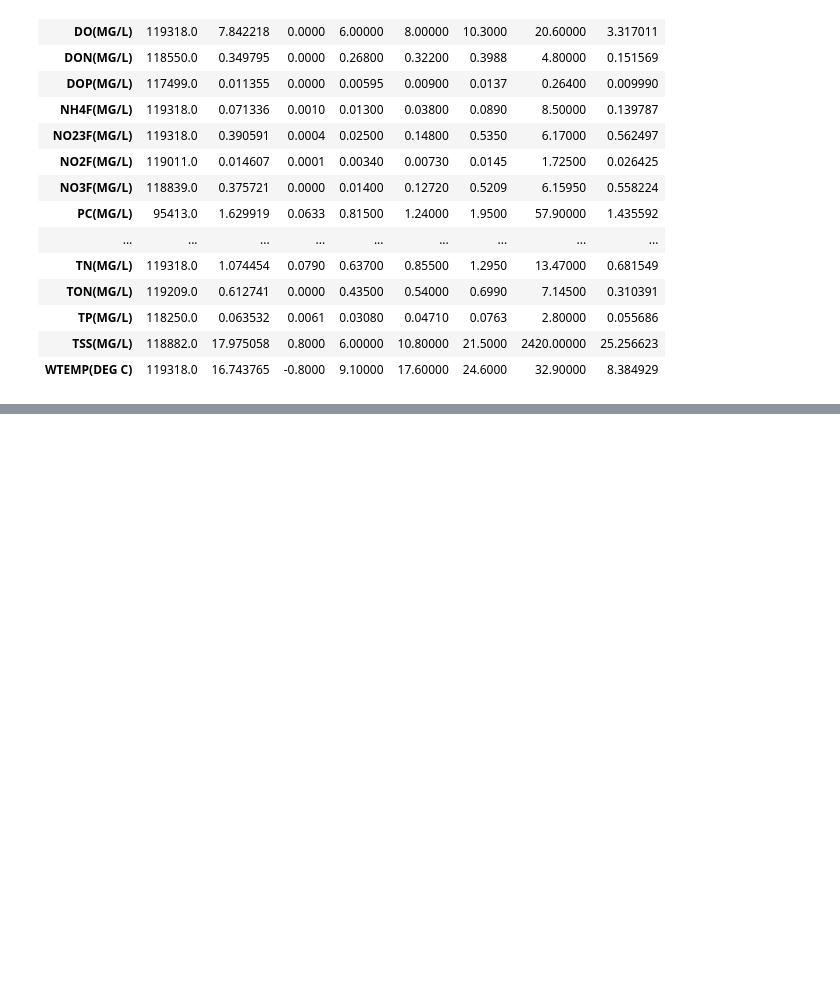
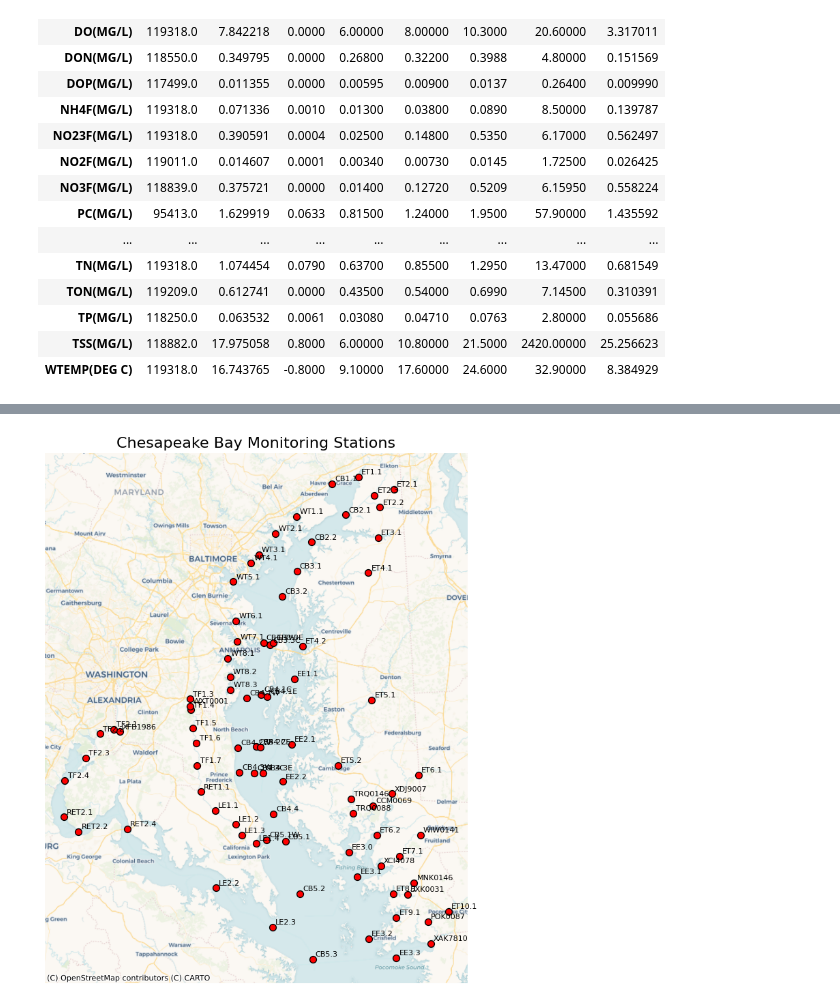
Before and after one commit to Quinn-Domanski/bay_exploration, a Jupyter notebook: bay_data_exploration.ipynb, the cells around one changed output, grey strips where cells are left out. Cells and saved outputs as stored; diff of their text form; code cells hidden in the pictures; blank space fills up the shorter version.

Commit message:
Working on monitoring site region classifications

```diff
--- a/bay_data_exploration.ipynb
+++ b/bay_data_exploration.ipynb
@@ -783,0 +785,4 @@ Next:
+# %%
+unique_stations = final_df.groupby(by = ['MonitoringStation'],dropna=True,as_index = False).first()
+station_cords = unique_stations[['MonitoringStation', 'Latitude', 'Longitude']]
+station_cords
@@ -783,0 +803,12 @@ Next:
+# %%
+gdf = gpd.GeoDataFrame(
+    station_cords,
+    geometry=gpd.points_from_xy(station_cords['Longitude'], station_cords['Latitude']),
+    crs='EPSG:4326'
+)
+# %%
+gdf = gdf.set_crs(epsg=4326, allow_override=True)
+gdf = gdf.to_crs(epsg=3857)
+# %%
+gdf.drop_duplicates(subset=None, keep='first',inplace=False)
+gdf
@@ -783,0 +829,11 @@ Next:
+# %%
+fig, ax = plt.subplots(figsize = (8,11))
+gdf.plot(ax=ax, color='red', edgecolor='black',markersize=50)
+cx.add_basemap(ax, source=cx.providers.CartoDB.Voyager)
+ax.set_title("Chesapeake Bay Monitoring Stations", fontsize=16)
+ax.set_axis_off()
+for x, y, label in zip(gdf.geometry.x, gdf.geometry.y, gdf['MonitoringStation']):
+    ax.annotate(label, xy=(x, y), xytext=(3, 3), textcoords="offset points", fontsize=8)
+plt.show()
+# %% [output]
+[figure, added]
```
Also changed, not shown: parts of 23 cells of this notebook.
